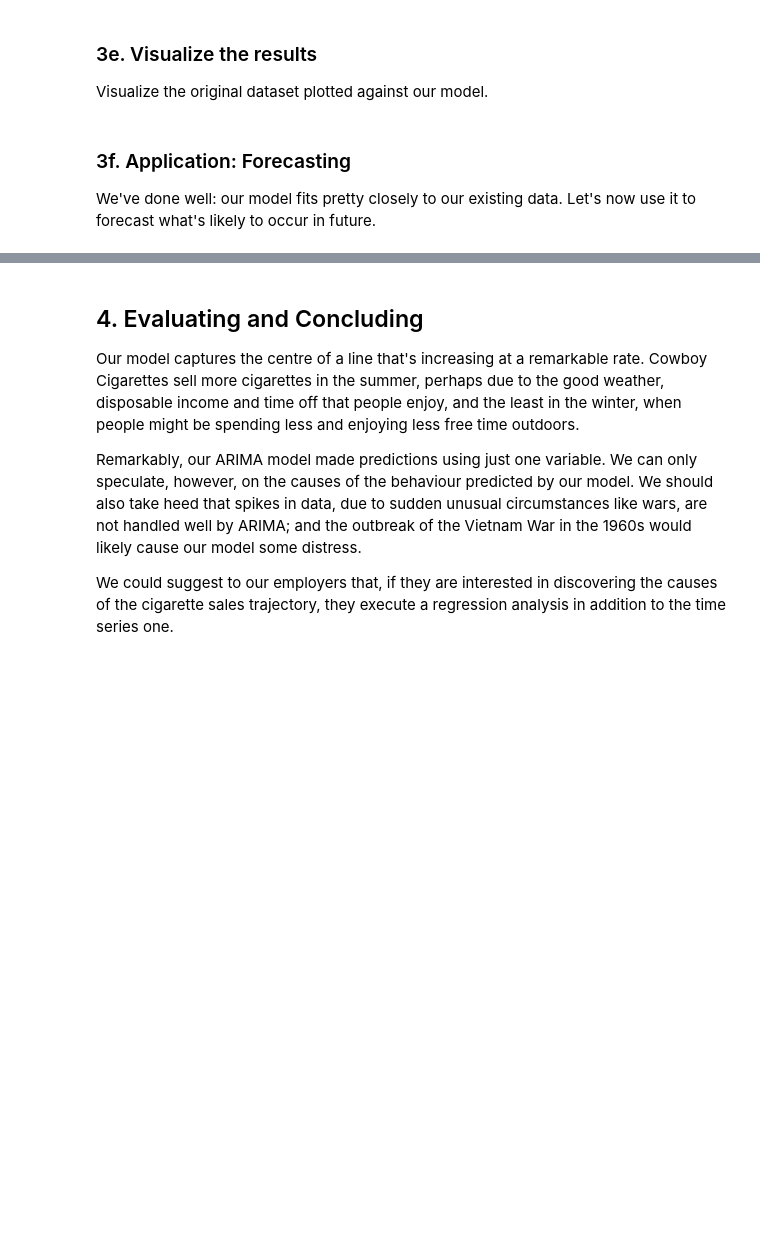
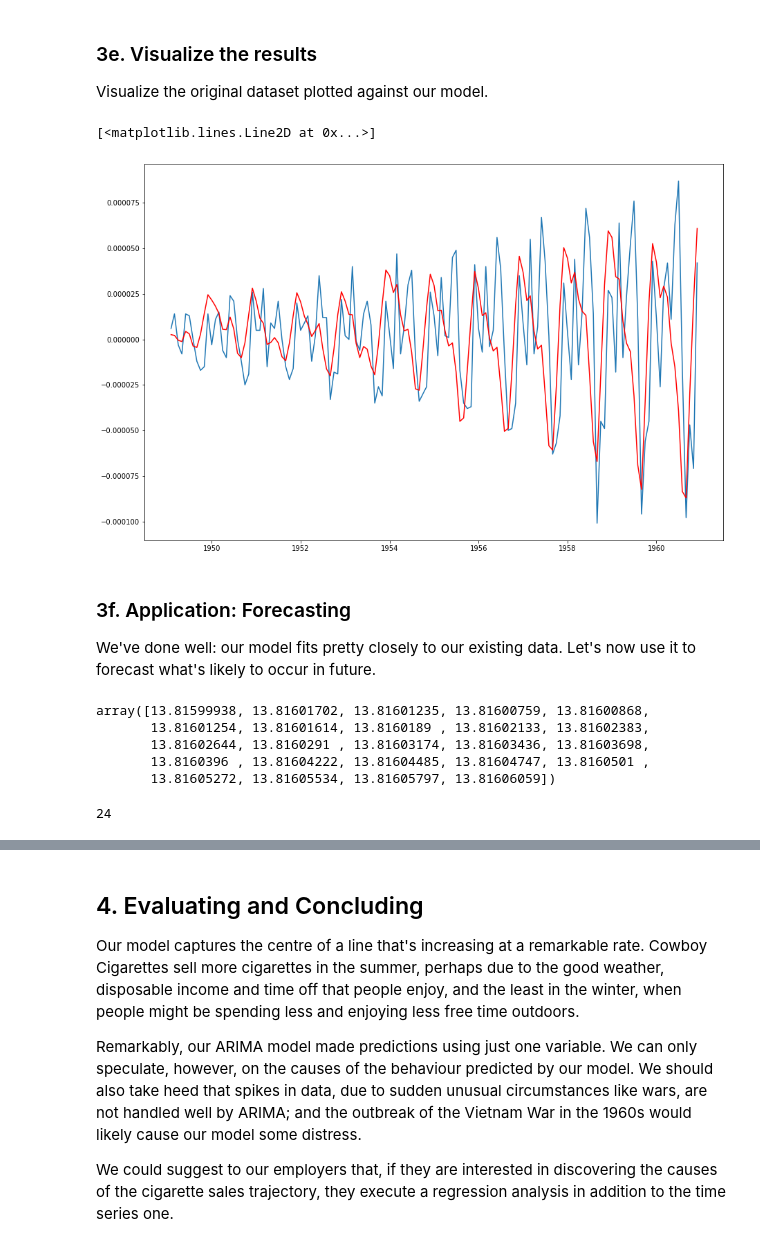
Before and after one commit to jakeye25/datascience, a Jupyter notebook: Cowboy Cigarettes Case Study - Tier 1.ipynb, the cells around one changed output, grey strips where cells are left out. Cells and saved outputs as stored; diff of their text form; code cells hidden in the pictures; blank space fills up the shorter version.

```diff
--- a/Cowboy Cigarettes Case Study - Tier 1.ipynb
+++ b/Cowboy Cigarettes Case Study - Tier 1.ipynb
@@ -391,9 +417,9 @@ evaluate_models(y_log, p_values, d_values, q_values)
 # %% [markdown]
 So the best p,d, q, parameters for our ARIMA model are 2, 1, 1 respectively. Now we know this, we can build the model.
 # %%
-p=_ _ _
-_ _ _=_ _ _
-q=_ _ _
+p=2
+d=1
+q=1
 model = ARIMA(y_log, order=(p,d,q))
 model_fit = model.fit()
 forecast = model_fit.forecast(24)
@@ -408,13 +453,28 @@ model_fit._ _ _
 Visualize the original dataset plotted against our model.
 # %%
 # Call figure() and plot() on the plt
-plt._ _ _(figsize=(15,10))
-plt._ _ _(y_log.diff())
+plt.figure(figsize=(15,10))
+plt.plot(y_log.diff())
 plt.plot(model_fit.predict(), color = 'red')
+# %% [output]
+[<matplotlib.lines.Line2D at 0x...>]
+[figure, added]
 # %% [markdown]
 ### 3f. Application: Forecasting
 
 We've done well: our model fits pretty closely to our existing data. Let's now use it to forecast what's likely to occur in future.
+# %%
+forecast[0]
+# %% [output]
+array([13.81599938, 13.81601702, 13.81601235, 13.81600759, 13.81600868,
+       13.81601254, 13.81601614, 13.8160189 , 13.81602133, 13.81602383,
+       13.81602644, 13.8160291 , 13.81603174, 13.81603436, 13.81603698,
+       13.8160396 , 13.81604222, 13.81604485, 13.81604747, 13.8160501 ,
+       13.81605272, 13.81605534, 13.81605797, 13.81606059])
+# %%
+len(forecast[0])
+# %% [output]
+24
 # %%
 # Declare a variable called forecast_period with the amount of months to forecast, and
 # create a range of future dates that is the length of the periods you've chosen to forecast
```
Also changed, not shown: parts of 12 cells of this notebook.
